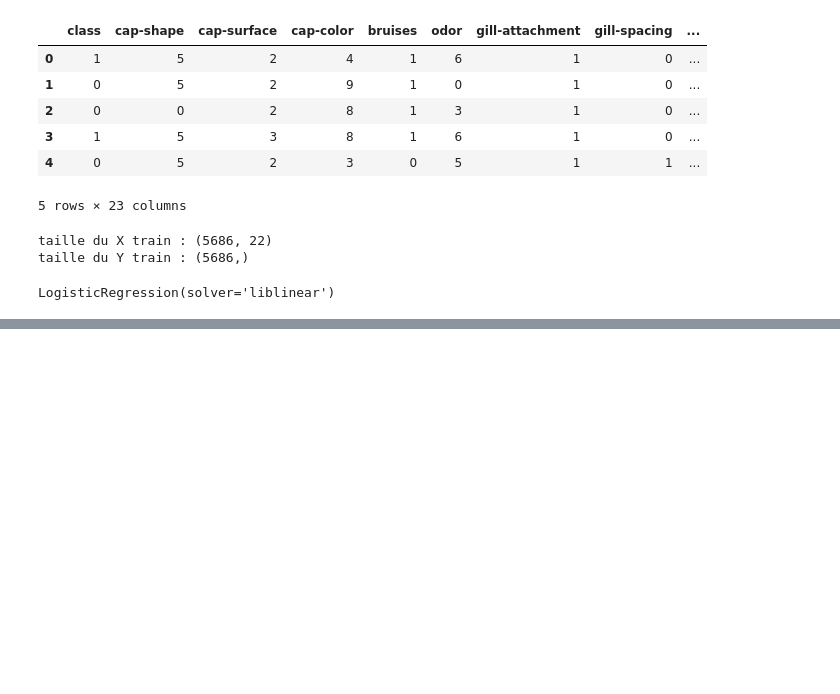
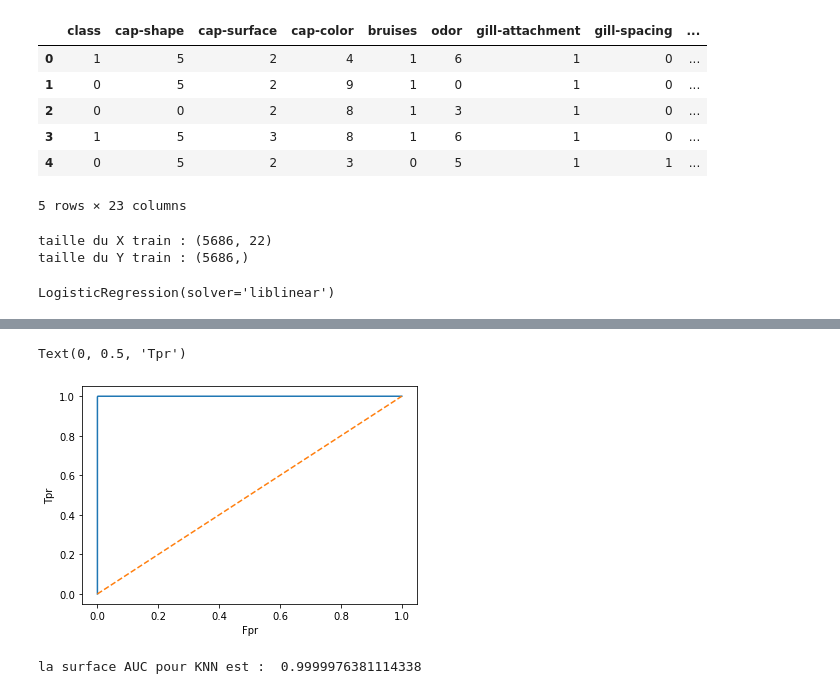
Before and after one commit to berrezougAbdelhak/Logistique-Regression-and-SVM, a Jupyter notebook: Logistique-Regression-and-SVM.ipynb, the cells around one changed output, grey strips where cells are left out. Drawn from its saved outputs; the diff is of its cells as text; code cells hidden in the pictures; blank space fills up the shorter version.

```diff
--- a/Logistique-Regression-and-SVM.ipynb
+++ b/Logistique-Regression-and-SVM.ipynb
@@ -72,0 +197,12 @@ array([2.63442105e-05, 9.99973656e-01])
+# %%
+plt.plot(fpr,tpr)
+plt.plot([0,1],[0,1],linestyle='--')
+plt.xlabel("Fpr")
+plt.ylabel("Tpr")
+# %% [output]
+Text(0, 0.5, 'Tpr')
+[figure, added]
+# %%
+print("la surface AUC pour KNN est : ",metrics.auc(fpr,tpr))
+# %% [output]
+la surface AUC pour KNN est :  0.9999976381114338
```
Also changed, not shown: parts of 19 cells of this notebook.
